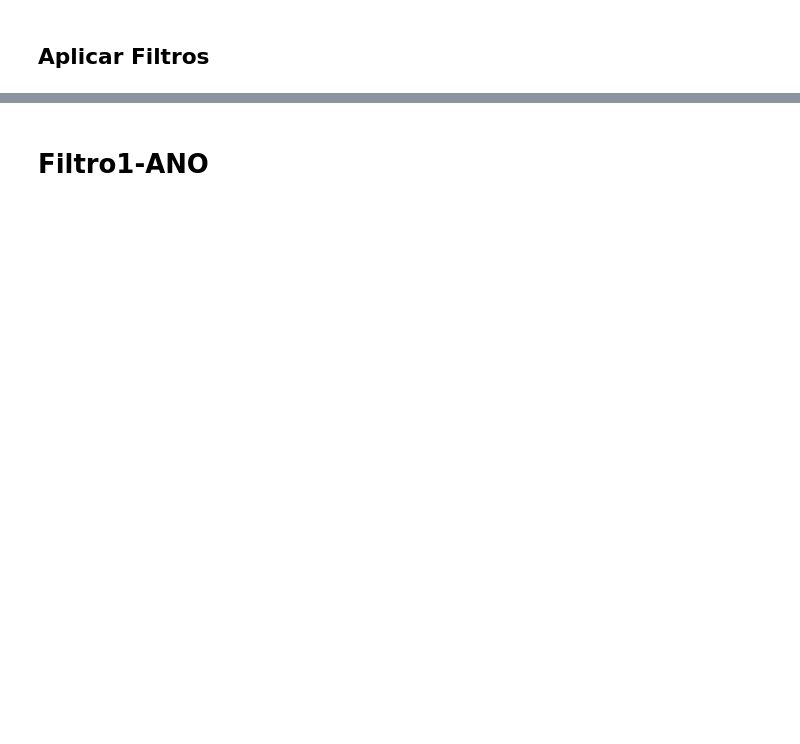
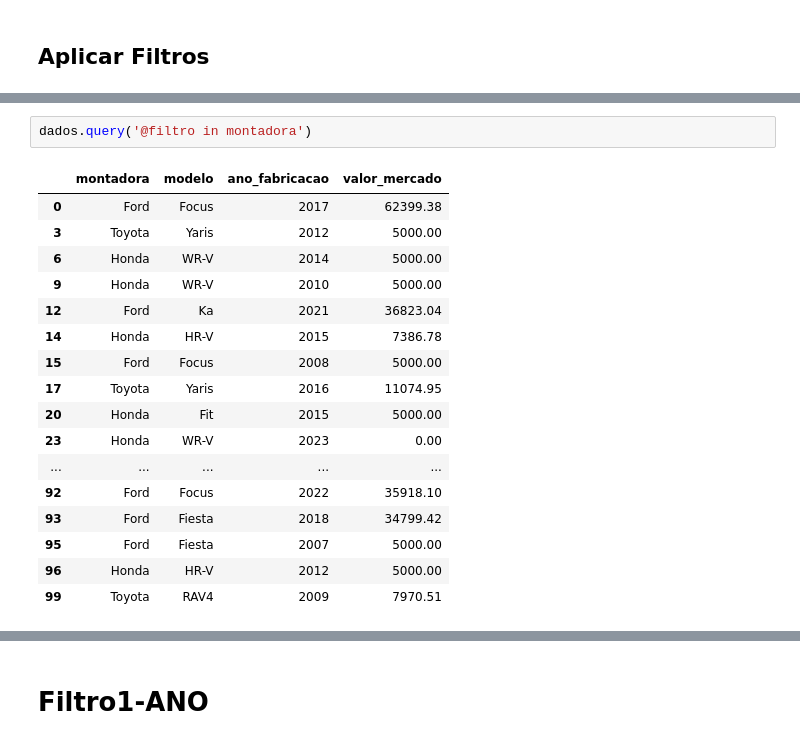
Before and after one commit to dev-alini/AlineJSantos.github.io, a Jupyter notebook: Curso_Pandas_CDB.ipynb, the cells around one changed output, grey strips where cells are left out. Saved outputs shown, nothing was run; the diff lists cells and outputs as text; blank space fills up the shorter version.

```diff
--- a/Curso_Pandas_CDB.ipynb
+++ b/Curso_Pandas_CDB.ipynb
@@ -184,0 +215,20 @@ dados.isnull()
+# %%
+dados.query('@filtro in montadora')
+# %% [output]
+|  | montadora | modelo | ano_fabricacao | valor_mercado |
+| 0 | Ford | Focus | 2017 | 62399.38 |
+| 3 | Toyota | Yaris | 2012 | 5000.00 |
+| 6 | Honda | WR-V | 2014 | 5000.00 |
+| 9 | Honda | WR-V | 2010 | 5000.00 |
+| 12 | Ford | Ka | 2021 | 36823.04 |
+| 14 | Honda | HR-V | 2015 | 7386.78 |
+| 15 | Ford | Focus | 2008 | 5000.00 |
+| 17 | Toyota | Yaris | 2016 | 11074.95 |
+| 20 | Honda | Fit | 2015 | 5000.00 |
+| 23 | Honda | WR-V | 2023 | 0.00 |
+| ... | ... | ... | ... | ... |
+| 92 | Ford | Focus | 2022 | 35918.10 |
+| 93 | Ford | Fiesta | 2018 | 34799.42 |
+| 95 | Ford | Fiesta | 2007 | 5000.00 |
+| 96 | Honda | HR-V | 2012 | 5000.00 |
+| 99 | Toyota | RAV4 | 2009 | 7970.51 |
```
Also changed, not shown: parts of 13 cells of this notebook.
